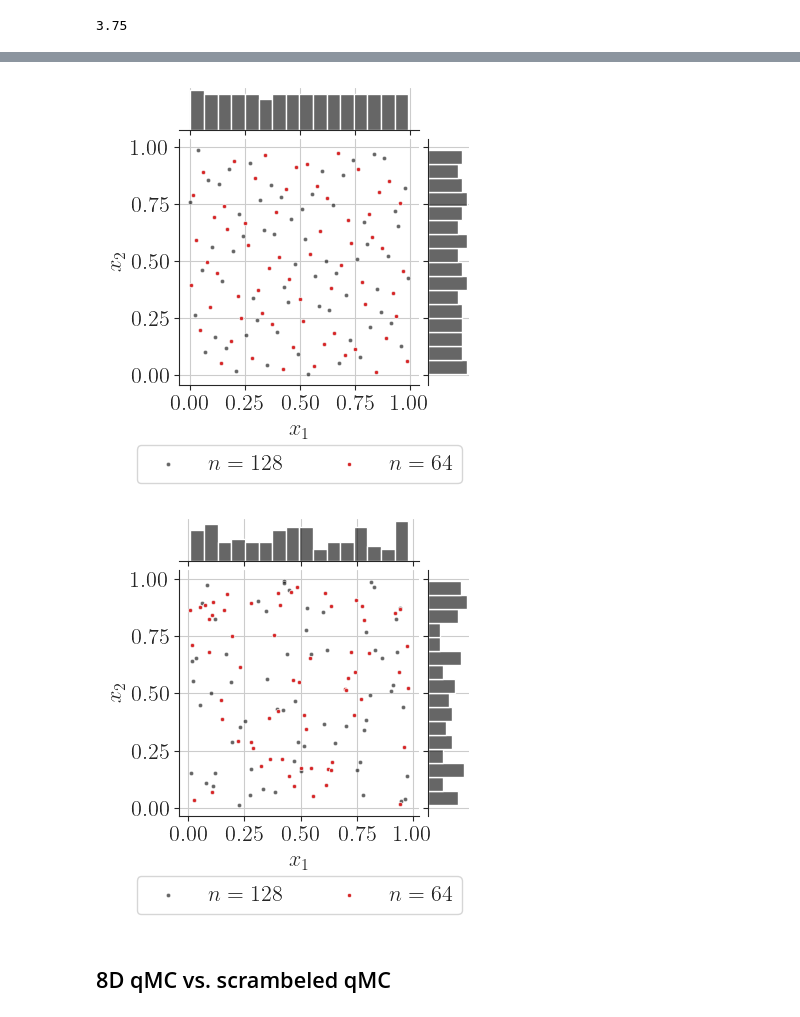
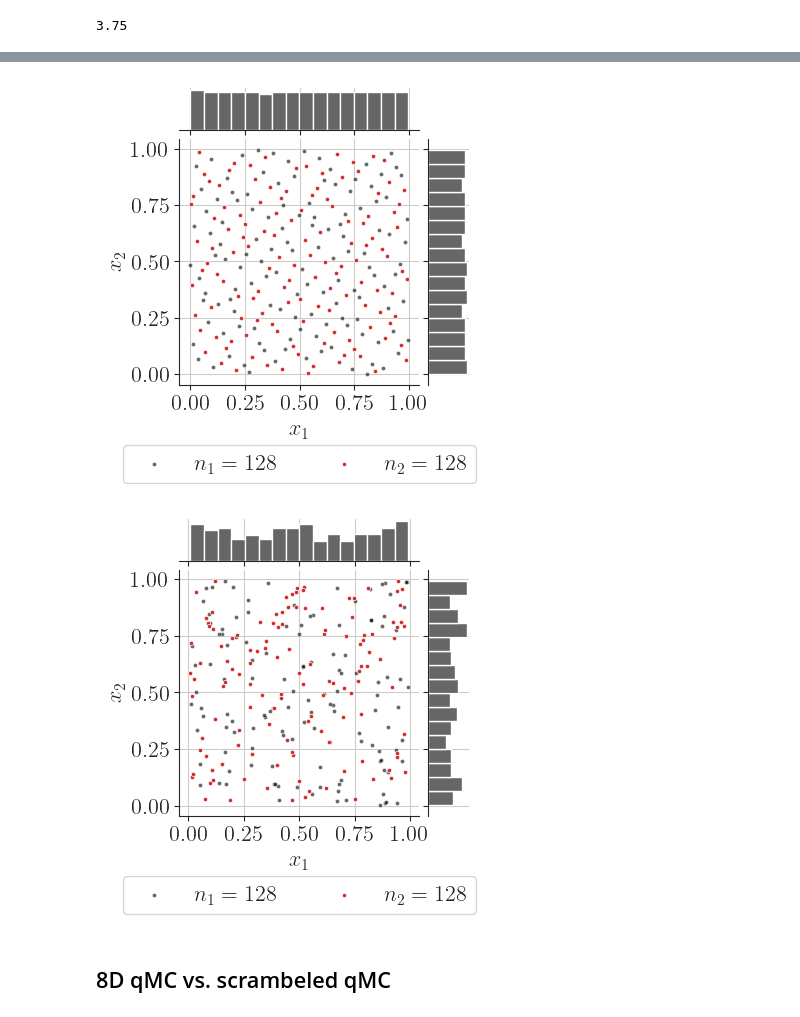
Before and after one commit to efekhari27/thesis, a Jupyter notebook: numerical_experiments/chapter1/designofexperiments.ipynb, the cells around one changed output, grey strips where cells are left out. Saved outputs shown, nothing was run; the diff lists cells and outputs as text; code cells hidden in the pictures.

```diff
--- a/numerical_experiments/chapter1/designofexperiments.ipynb
+++ b/numerical_experiments/chapter1/designofexperiments.ipynb
@@ -74,11 +74,11 @@ def joint_plot(sample, alpha, color, bins=20, savefile=None, split=False, color2
         g = sns.jointplot(data=df, x="$x_1$", y="$x_2$", height=4, marginal_ticks=False,
                                 marginal_kws=dict(bins=bins, stat="probability", alpha=0.6),
                                 marker=".", alpha=alpha, color=color,
-                                label="$n={}$".format(sample.getSize())
+                                label=f"$n_1={sample.getSize()//2}$"
                                 )
         sns.scatterplot(data=df[:(sample.getSize() // 2)], x="$x_1$", y="$x_2$",
             marker=".", color=color2,
-            label="$n={}$".format(sample.getSize() // 2)
+            label=f"$n_2={sample.getSize()//2}$"
                     )
         plt.legend(bbox_to_anchor=(0.5, -0.2), loc='upper center', ncol=2)
     g.ax_joint.set_xticks(ticks)
@@ -210,7 +210,7 @@ joint_plot(cmc_sample, alpha, "k", bins, "figures/MonteCarlo{}.png".format(N));
 # %% [output]
 3.75
 # %%
-N = 128
+N = 256
 bins = 16
 # regular grid sample
 regular_sample = regular_grid_sample(N)
@@ -237,5 +237,5 @@ joint_plot(cmc_sample, alpha, "k", bins, "figures/MonteCarlo{}.png".format(N), s
-[figure, old version]
+[figure, new version]
-[figure, old version]
+[figure, new version]
 # %% [markdown]
 ## 8D qMC vs. scrambeled qMC
 # %%
```
Also changed, not shown: parts of 2 cells of this notebook, 49 other files.
